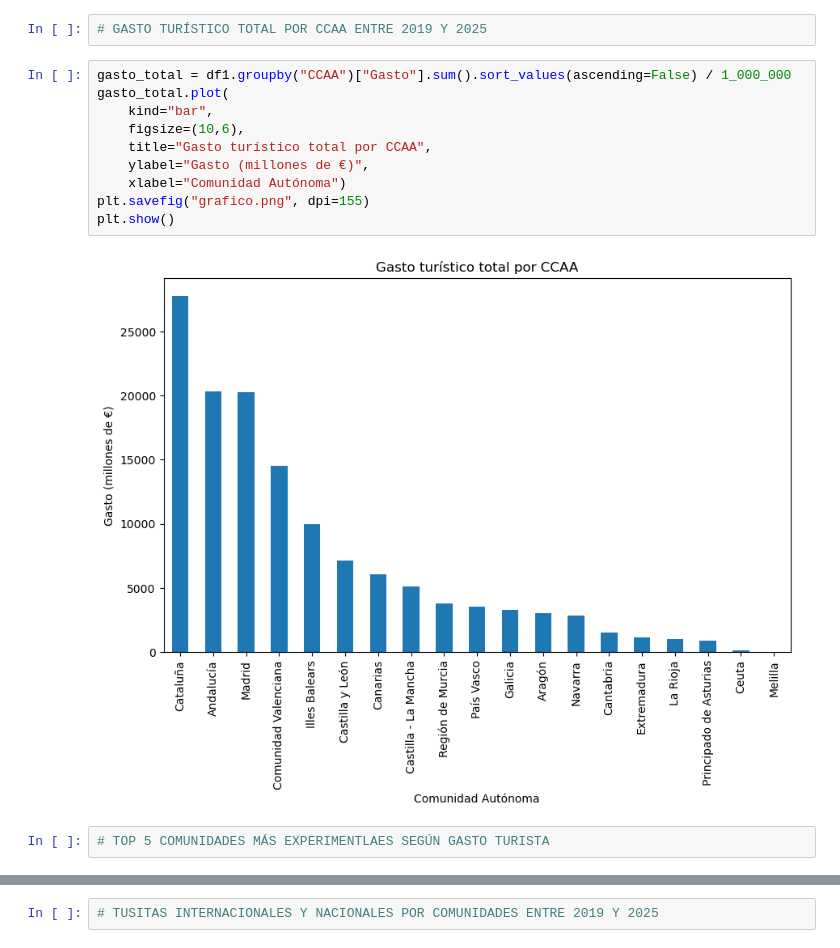
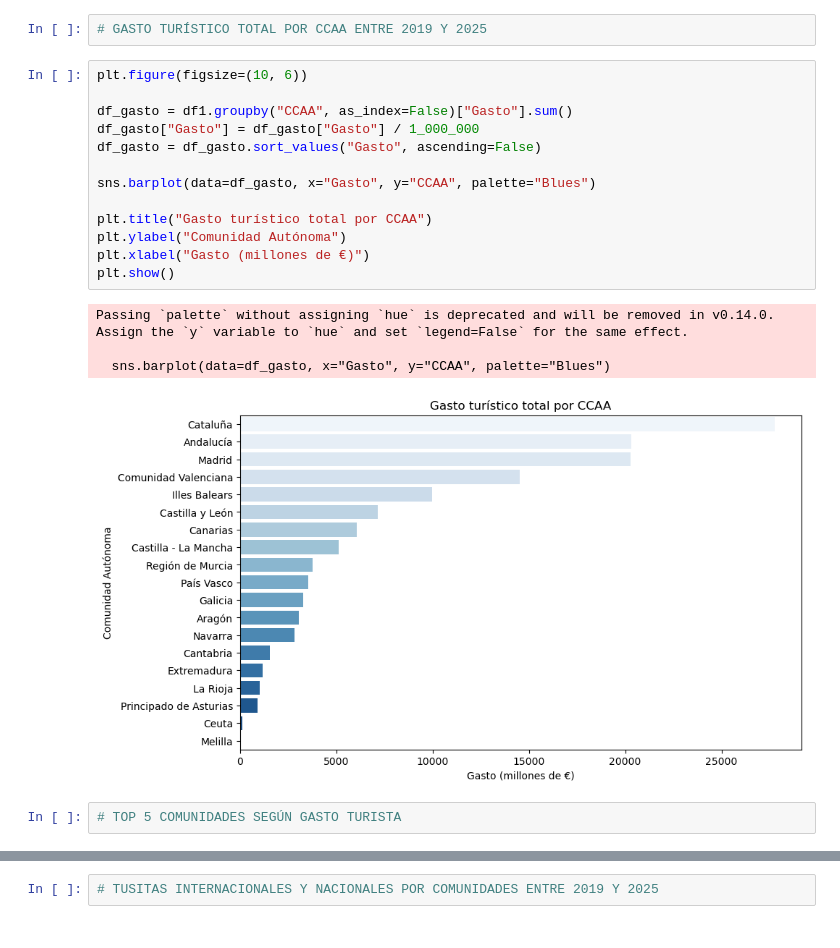
Before and after one commit to lorenabao/ETL_Turismo, a Jupyter notebook: 04_Visualization.ipynb, the cells around one changed output, grey strips where cells are left out. Cells and saved outputs as stored; diff of their text form.

```diff
--- a/04_Visualization.ipynb
+++ b/04_Visualization.ipynb
@@ -8,17 +8,23 @@ df1 = pd.read_csv("./data/df_final.csv")
 df2 = pd.read_csv("./data/df_reorganizado.csv")
 # %%
 # GASTO TURÍSTICO TOTAL POR CCAA ENTRE 2019 Y 2025
-# %%
-gasto_total = df1.groupby("CCAA")["Gasto"].sum().sort_values(ascending=False) / 1_000_000
-gasto_total.plot(
-    kind="bar",
-    figsize=(10,6),
-    title="Gasto turístico total por CCAA",
-    ylabel="Gasto (millones de €)",
-    xlabel="Comunidad Autónoma")
-plt.savefig("grafico.png", dpi=155)
-plt.show()
-# %% [output]
-[figure, removed]
+# %%
+plt.figure(figsize=(10, 6))
+
+df_gasto = df1.groupby("CCAA", as_index=False)["Gasto"].sum()
+df_gasto["Gasto"] = df_gasto["Gasto"] / 1_000_000
+df_gasto = df_gasto.sort_values("Gasto", ascending=False)
+
+sns.barplot(data=df_gasto, x="Gasto", y="CCAA", palette="Blues")
+
+plt.title("Gasto turístico total por CCAA")
+plt.ylabel("Comunidad Autónoma")
+plt.xlabel("Gasto (millones de €)")
+plt.show()
+# %% [output]
+Passing `palette` without assigning `hue` is deprecated and will be removed in v0.14.0. Assign the `y` variable to `hue` and set `legend=False` for the same effect.
+
+  sns.barplot(data=df_gasto, x="Gasto", y="CCAA", palette="Blues")
+[figure, added]
 # %%
-# TOP 5 COMUNIDADES MÁS EXPERIMENTLAES SEGÚN GASTO TURISTA
+# TOP 5 COMUNIDADES SEGÚN GASTO TURISTA
```
Also changed, not shown: parts of 12 cells of this notebook, 4 other files.
